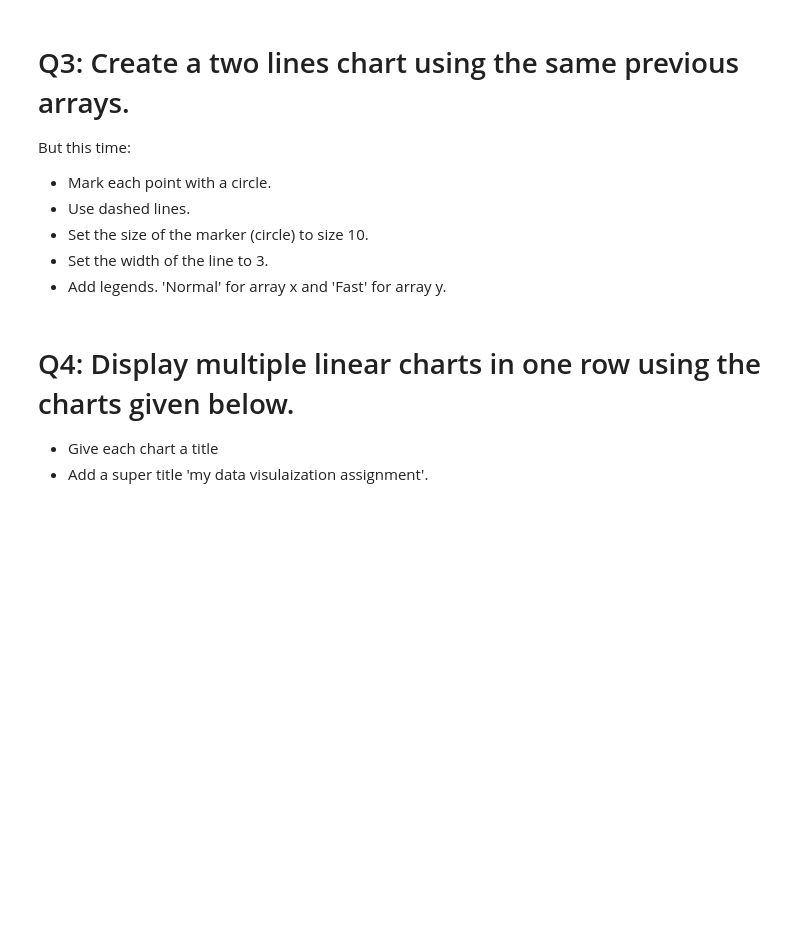
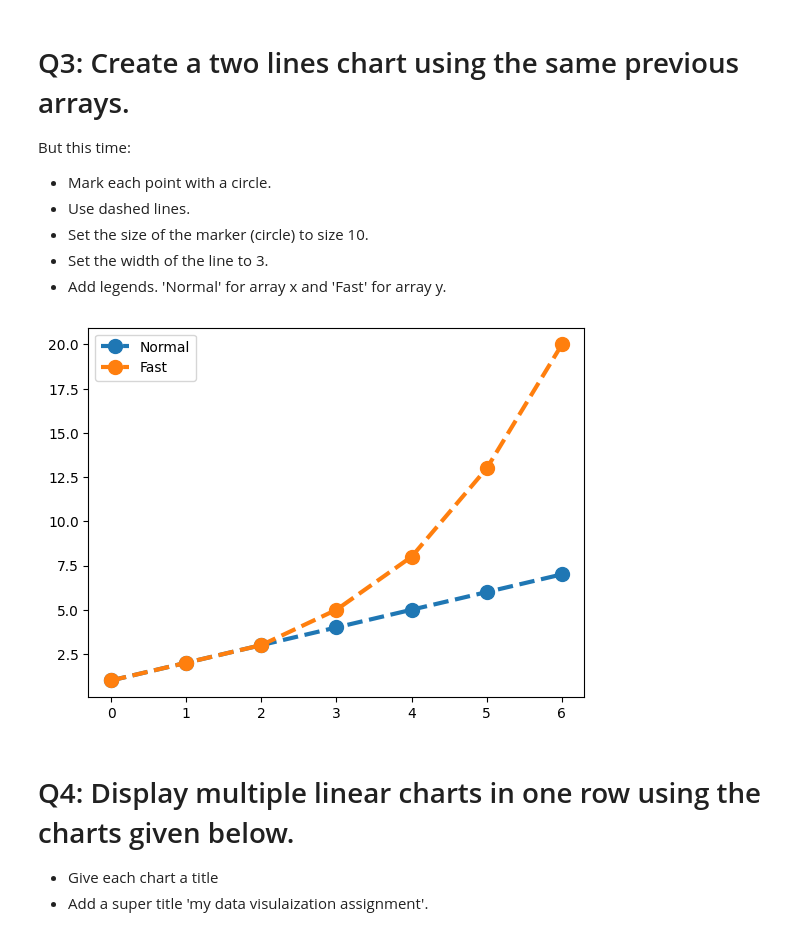
Before and after one commit to Tuwaiq-Data-Science-Bootcamp/Day8-Lab2-Matplotlib, a Jupyter notebook: Day#8_Matplotlib_Assignment2.ipynb, the cells around one changed output. Drawn from its saved outputs; the diff is of its cells as text; code cells hidden in the pictures; blank space fills up the shorter version.

```diff
--- a/Day#8_Matplotlib_Assignment2.ipynb
+++ b/Day#8_Matplotlib_Assignment2.ipynb
@@ -26,7 +31,11 @@ But this time:
 - Set the width of the line to 3.
 - Add legends. 'Normal' for array x and 'Fast' for array y.
 # %%
-# write your code here ^_^
+plt.plot(x, ls = '--', markersize = 10, marker = 'o', lw = 3)
+plt.plot(y, ls = '--', markersize = 10, marker = 'o', lw = 3)
+plt.legend(['Normal','Fast']);
+# %% [output]
+[figure, added]
 # %% [markdown]
 # Q4: Display multiple linear charts in one row using the charts given below.
 - Give each chart a title
```
Also changed, not shown: parts of 7 cells of this notebook.
